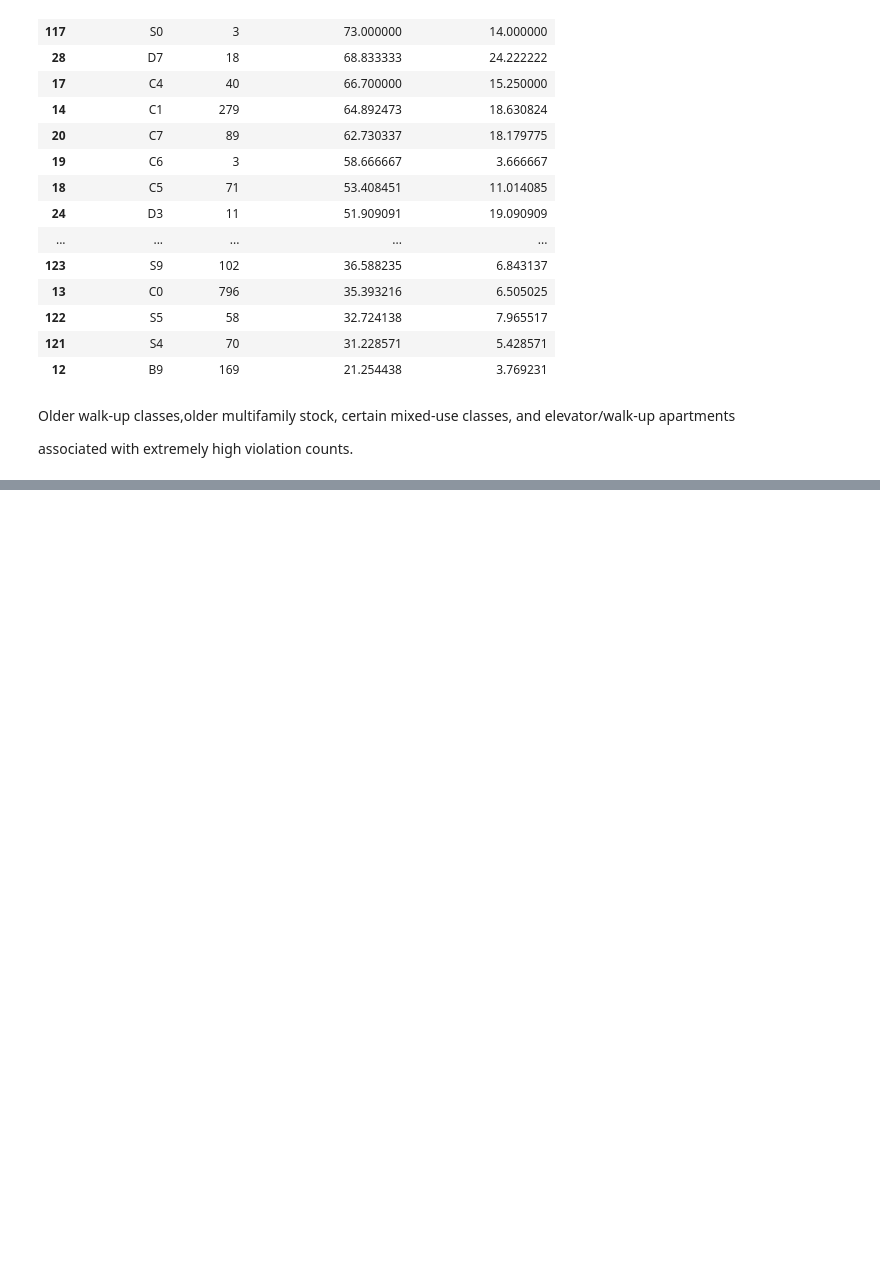
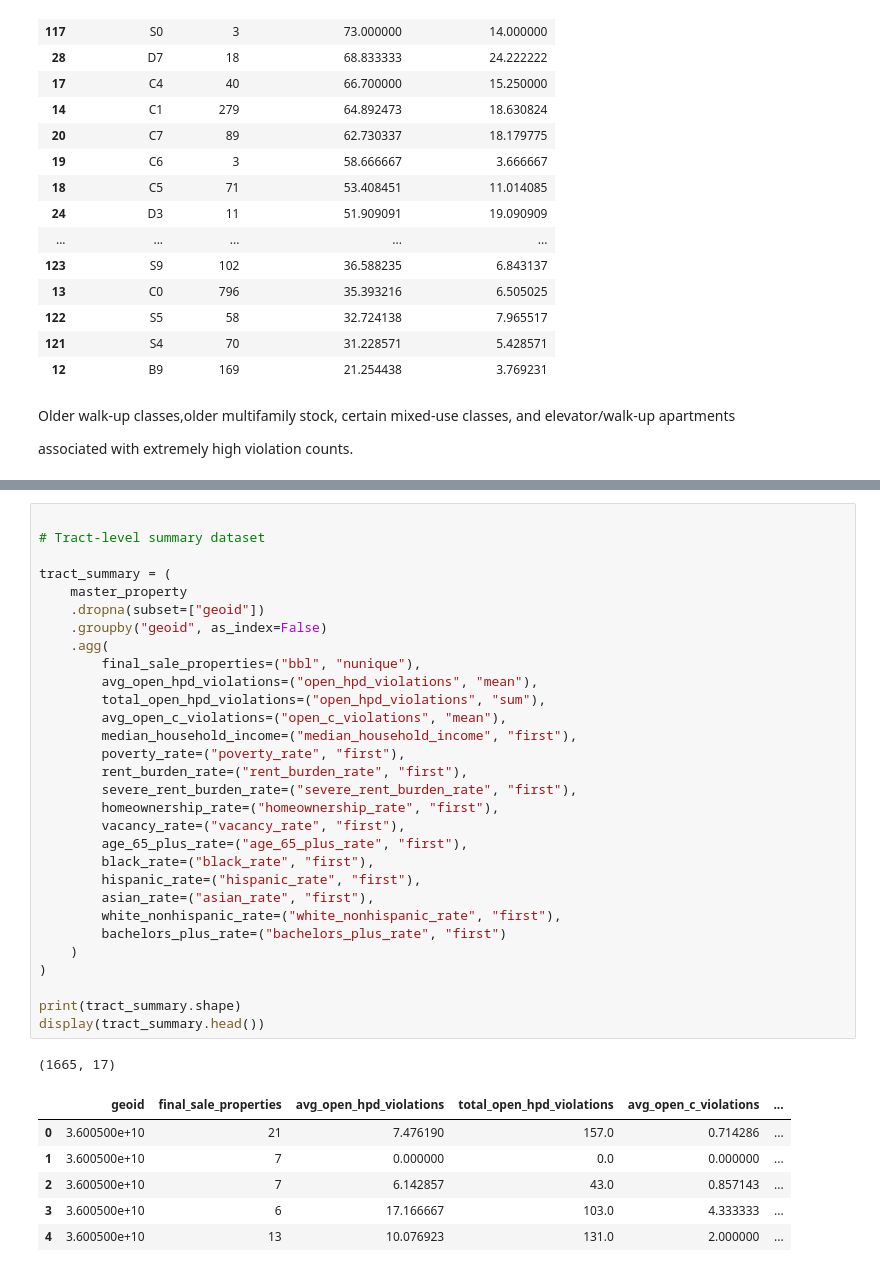
Before and after one commit to existentialblarn/tax-enforcement, a Jupyter notebook: data-analysis/exploratory_analysis.ipynb, the cells around one changed output, grey strips where cells are left out. Cells and saved outputs as stored; diff of their text form; blank space fills up the shorter version.

```diff
--- a/data-analysis/exploratory_analysis.ipynb
+++ b/data-analysis/exploratory_analysis.ipynb
@@ -288,0 +322,38 @@ associated with extremely high violation counts.
+# %%
+
+# Tract-level summary dataset
+
+tract_summary = (
+    master_property
+    .dropna(subset=["geoid"])
+    .groupby("geoid", as_index=False)
+    .agg(
+        final_sale_properties=("bbl", "nunique"),
+        avg_open_hpd_violations=("open_hpd_violations", "mean"),
+        total_open_hpd_violations=("open_hpd_violations", "sum"),
+        avg_open_c_violations=("open_c_violations", "mean"),
+        median_household_income=("median_household_income", "first"),
+        poverty_rate=("poverty_rate", "first"),
+        rent_burden_rate=("rent_burden_rate", "first"),
+        severe_rent_burden_rate=("severe_rent_burden_rate", "first"),
+        homeownership_rate=("homeownership_rate", "first"),
+        vacancy_rate=("vacancy_rate", "first"),
+        age_65_plus_rate=("age_65_plus_rate", "first"),
+        black_rate=("black_rate", "first"),
+        hispanic_rate=("hispanic_rate", "first"),
+        asian_rate=("asian_rate", "first"),
+        white_nonhispanic_rate=("white_nonhispanic_rate", "first"),
+        bachelors_plus_rate=("bachelors_plus_rate", "first")
+    )
+)
+
+print(tract_summary.shape)
+display(tract_summary.head())
+# %% [output]
+(1665, 17)
+|  | geoid | final_sale_properties | avg_open_hpd_violations | total_open_hpd_violations | avg_open_c_violations | ... |
+| 0 | 3.600500e+10 | 21 | 7.476190 | 157.0 | 0.714286 | ... |
+| 1 | 3.600500e+10 | 7 | 0.000000 | 0.0 | 0.000000 | ... |
+| 2 | 3.600500e+10 | 7 | 6.142857 | 43.0 | 0.857143 | ... |
+| 3 | 3.600500e+10 | 6 | 17.166667 | 103.0 | 4.333333 | ... |
+| 4 | 3.600500e+10 | 13 | 10.076923 | 131.0 | 2.000000 | ... |
```
Also changed, not shown: parts of 9 cells of this notebook, 1 other file.
